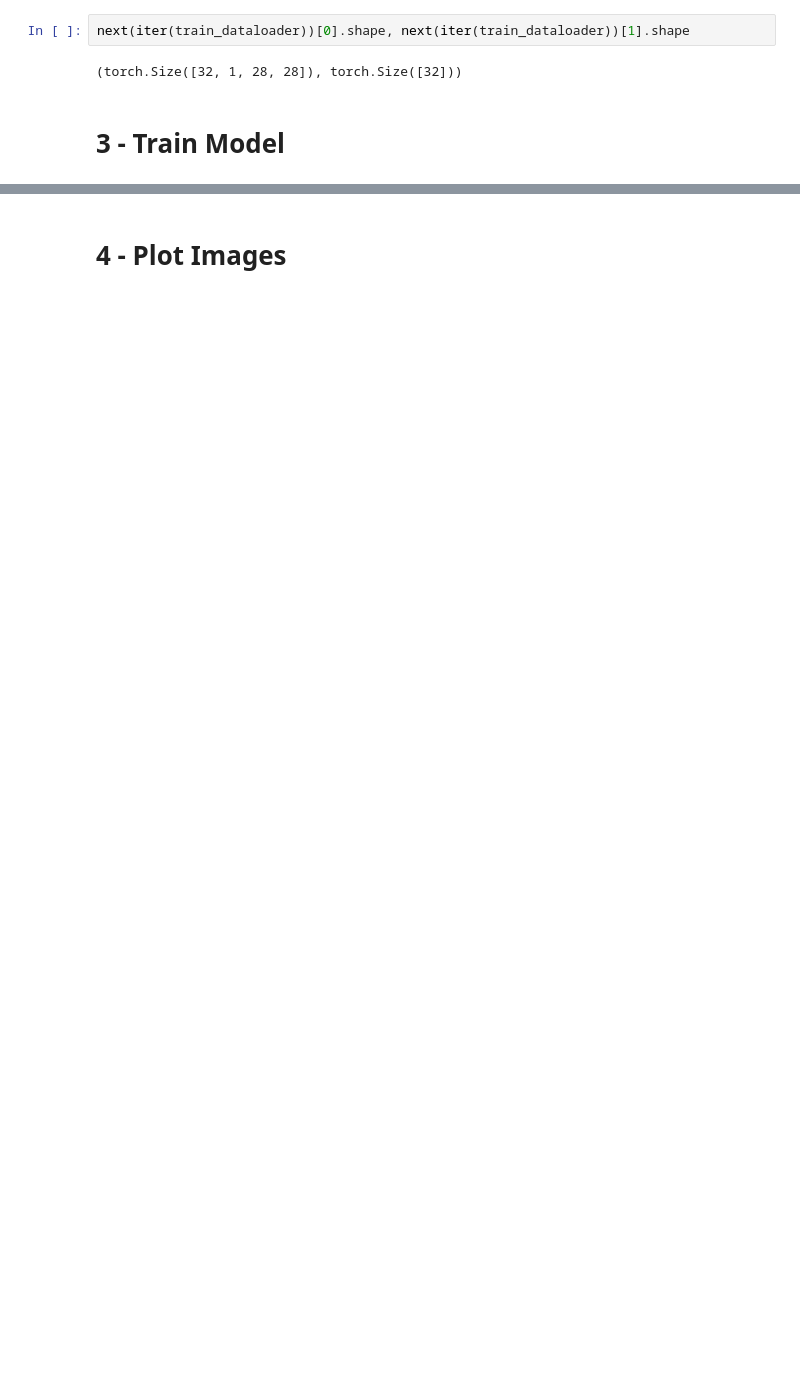
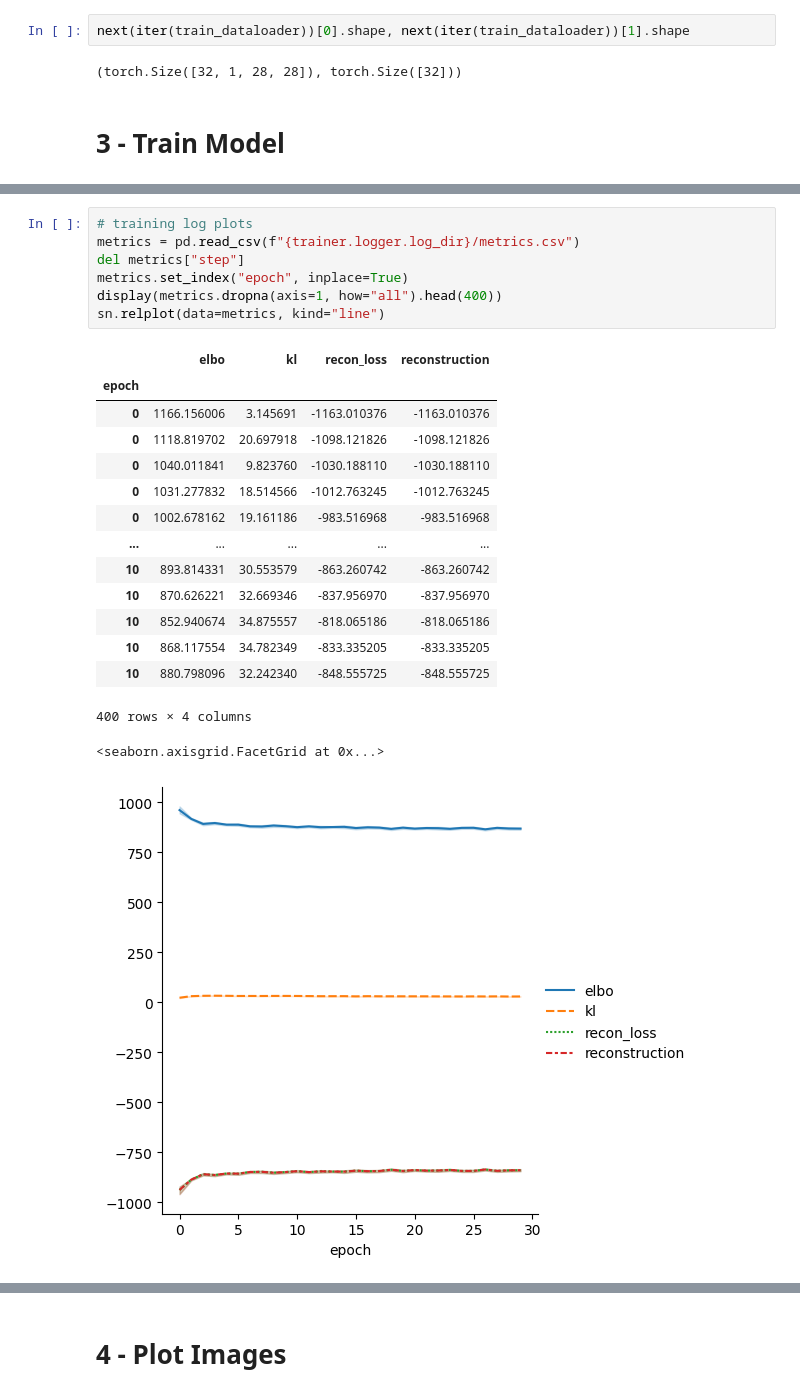
Before and after one commit to santule/ERA, a Jupyter notebook: S18P2/mnist_cvae.ipynb, the cells around one changed output, grey strips where cells are left out. Cells and saved outputs as stored; diff of their text form; blank space fills up the shorter version.

```diff
--- a/S18P2/mnist_cvae.ipynb
+++ b/S18P2/mnist_cvae.ipynb
@@ -225,0 +217,24 @@ INFO:pytorch_lightning.utilities.rank_zero:`Trainer.fit` stopped: `max_epochs=10
+# %%
+# training log plots
+metrics = pd.read_csv(f"{trainer.logger.log_dir}/metrics.csv")
+del metrics["step"]
+metrics.set_index("epoch", inplace=True)
+display(metrics.dropna(axis=1, how="all").head(400))
+sn.relplot(data=metrics, kind="line")
+# %% [output]
+|  | elbo | kl | recon_loss | reconstruction |
+| epoch |  |  |  |  |
+| 0 | 1166.156006 | 3.145691 | -1163.010376 | -1163.010376 |
+| 0 | 1118.819702 | 20.697918 | -1098.121826 | -1098.121826 |
+| 0 | 1040.011841 | 9.823760 | -1030.188110 | -1030.188110 |
+| 0 | 1031.277832 | 18.514566 | -1012.763245 | -1012.763245 |
+| 0 | 1002.678162 | 19.161186 | -983.516968 | -983.516968 |
+| ... | ... | ... | ... | ... |
+| 10 | 893.814331 | 30.553579 | -863.260742 | -863.260742 |
+| 10 | 870.626221 | 32.669346 | -837.956970 | -837.956970 |
+| 10 | 852.940674 | 34.875557 | -818.065186 | -818.065186 |
+| 10 | 868.117554 | 34.782349 | -833.335205 | -833.335205 |
+| 10 | 880.798096 | 32.242340 | -848.555725 | -848.555725 |
+400 rows × 4 columns
+<seaborn.axisgrid.FacetGrid at 0x...>
+[figure, added]
```
Also changed, not shown: parts of 8 cells of this notebook.
